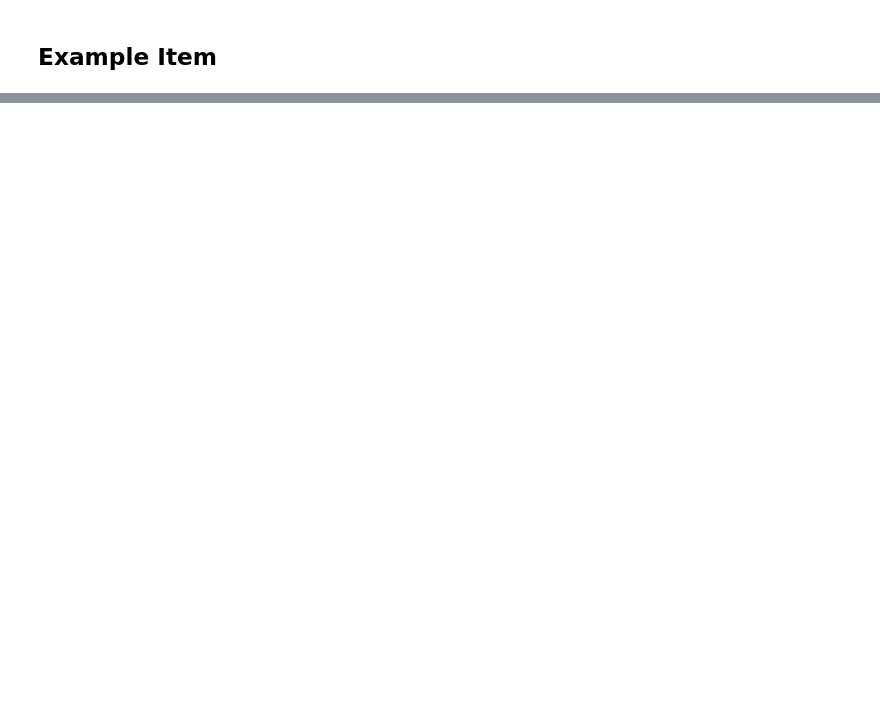
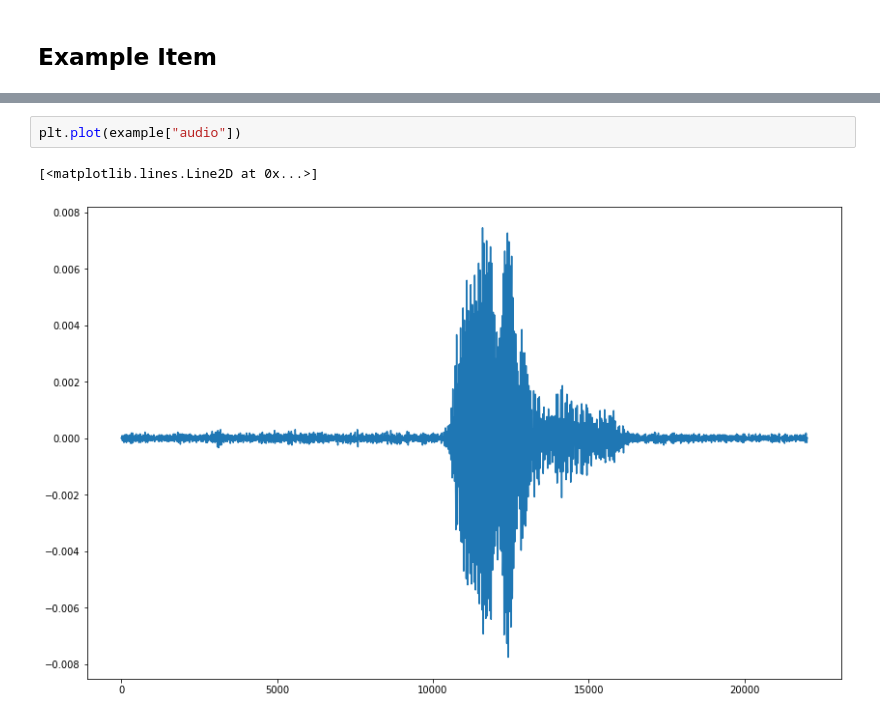
Before and after one commit to MiscellaneousStuff/kara-one-transduction, a Jupyter notebook: main.ipynb, the cells around one changed output, grey strips where cells are left out. Drawn from its saved outputs; the diff is of its cells as text; blank space fills up the shorter version.

```diff
--- a/main.ipynb
+++ b/main.ipynb
@@ -51,0 +49,5 @@ dataset[0]
+# %%
+plt.plot(example["audio"])
+# %% [output]
+[<matplotlib.lines.Line2D at 0x...>]
+[figure, added]
```
Also changed, not shown: parts of 3 cells of this notebook, 2 other files.
